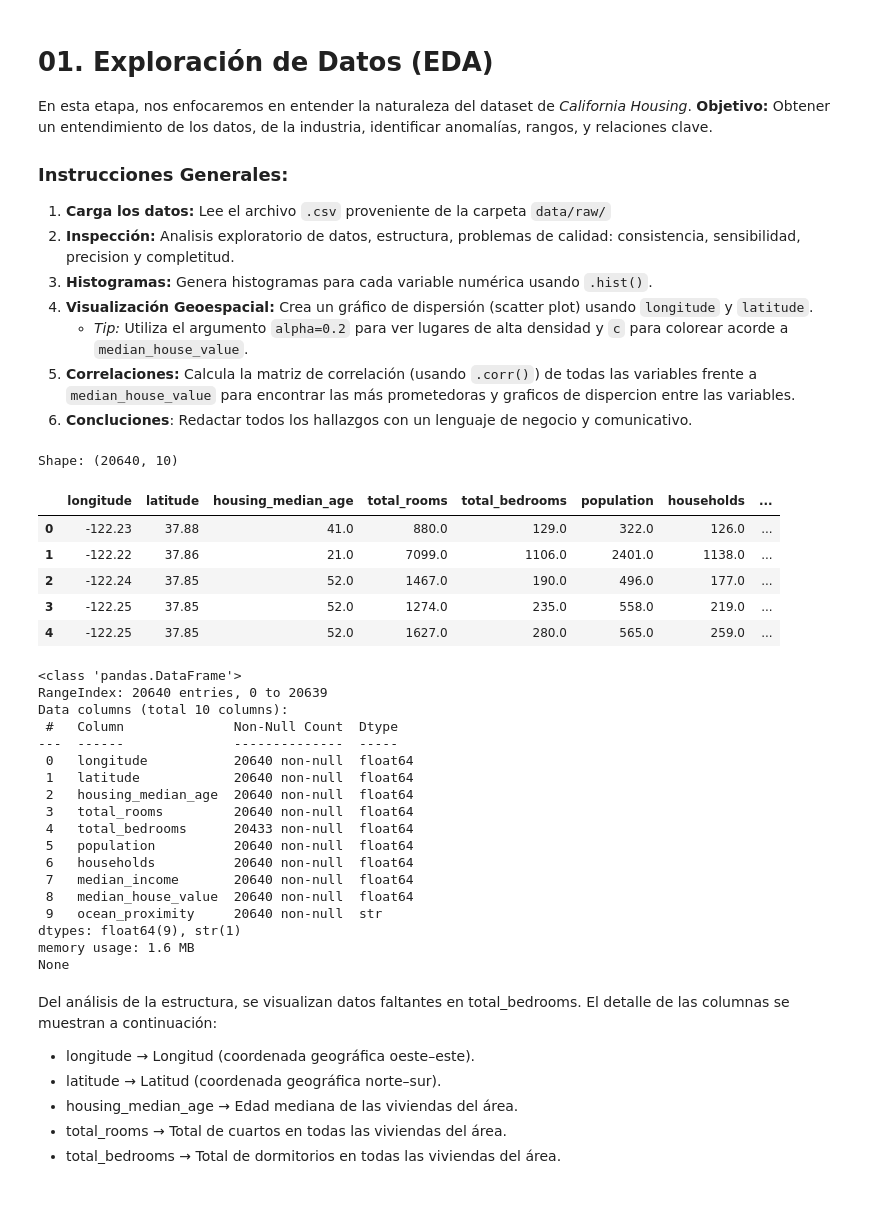
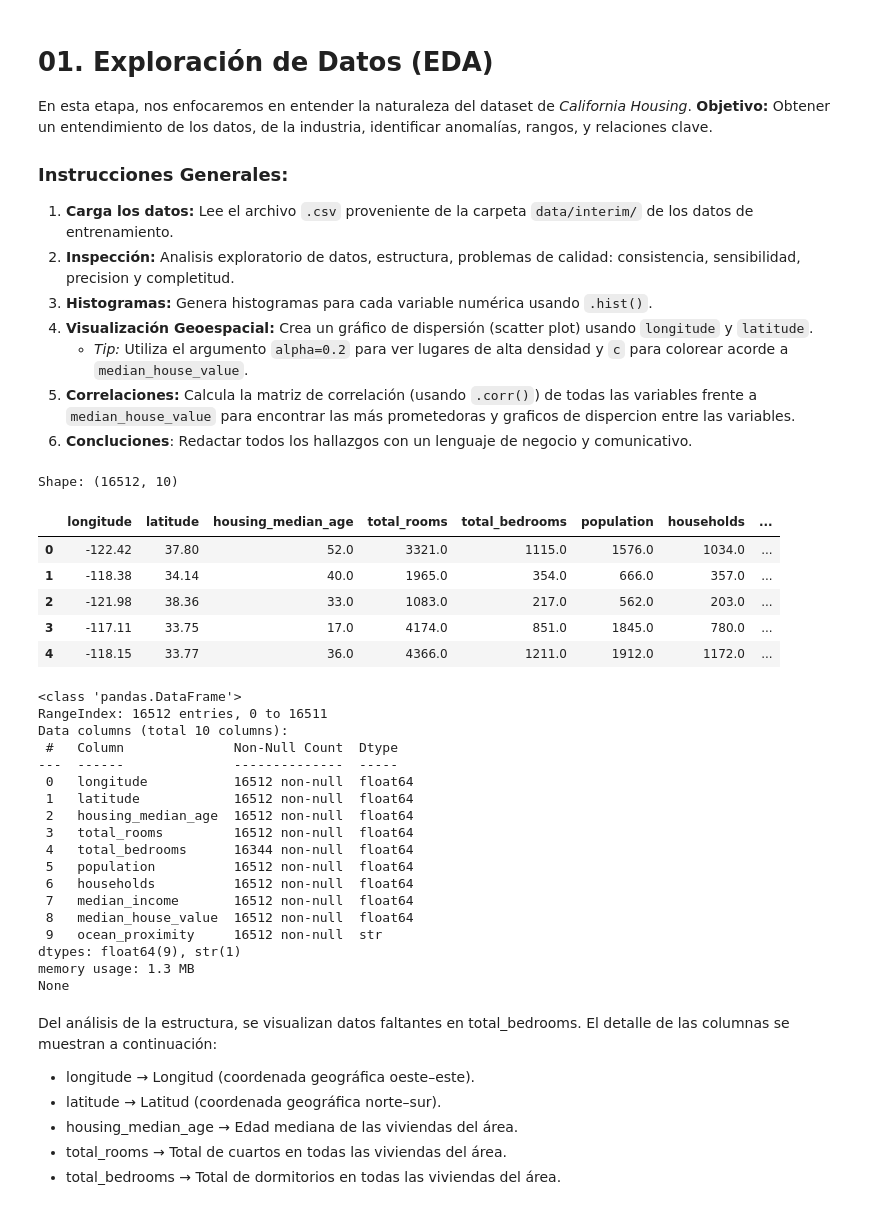
Before and after one commit to anitaharo24-code/proyecto_final_Ana_Haro, a Jupyter notebook: notebooks/01_exploracion.ipynb, the cells around one changed output. Cells and saved outputs as stored; diff of their text form; code cells hidden in the pictures.

```diff
--- a/notebooks/01_exploracion.ipynb
+++ b/notebooks/01_exploracion.ipynb
@@ -5,7 +5,7 @@ En esta etapa, nos enfocaremos en entender la naturaleza del dataset de *Califor
 **Objetivo:** Obtener un entendimiento de los datos, de la industria, identificar anomalías, rangos, y relaciones clave.
 
 ### Instrucciones Generales:
-1. **Carga los datos:** Lee el archivo `.csv` proveniente de la carpeta `data/raw/`
+1. **Carga los datos:** Lee el archivo `.csv` proveniente de la carpeta `data/interim/` de los datos de entrenamiento.
 2. **Inspección:** Analisis exploratorio de datos, estructura, problemas de calidad: consistencia, sensibilidad, precision y completitud.
 3. **Histogramas:** Genera histogramas para cada variable numérica usando `.hist()`.
 4. **Visualización Geoespacial:** Crea un gráfico de dispersión (scatter plot) usando `longitude` y `latitude`.
@@ -20,38 +20,38 @@ import seaborn as sns
 import numpy as np
 # %%
 # 1. Leer el archivo CSV proveniente de la carpeta data/raw/
-df = pd.read_csv("../data/raw/housing/housing.csv")
+df = pd.read_csv("../data/interim/train_set.csv")
 print(f"Shape: {df.shape}")
 df.head()
 # %% [output]
-Shape: (20640, 10)
+Shape: (16512, 10)
 |  | longitude | latitude | housing_median_age | total_rooms | total_bedrooms | population | households | ... |
-| 0 | -122.23 | 37.88 | 41.0 | 880.0 | 129.0 | 322.0 | 126.0 | ... |
-| 1 | -122.22 | 37.86 | 21.0 | 7099.0 | 1106.0 | 2401.0 | 1138.0 | ... |
-| 2 | -122.24 | 37.85 | 52.0 | 1467.0 | 190.0 | 496.0 | 177.0 | ... |
-| 3 | -122.25 | 37.85 | 52.0 | 1274.0 | 235.0 | 558.0 | 219.0 | ... |
-| 4 | -122.25 | 37.85 | 52.0 | 1627.0 | 280.0 | 565.0 | 259.0 | ... |
+| 0 | -122.42 | 37.80 | 52.0 | 3321.0 | 1115.0 | 1576.0 | 1034.0 | ... |
+| 1 | -118.38 | 34.14 | 40.0 | 1965.0 | 354.0 | 666.0 | 357.0 | ... |
+| 2 | -121.98 | 38.36 | 33.0 | 1083.0 | 217.0 | 562.0 | 203.0 | ... |
+| 3 | -117.11 | 33.75 | 17.0 | 4174.0 | 851.0 | 1845.0 | 780.0 | ... |
+| 4 | -118.15 | 33.77 | 36.0 | 4366.0 | 1211.0 | 1912.0 | 1172.0 | ... |
 # %%
 # 2. Analizar la estructura del dataset: tipos de datos, valores faltantes, estadísticas descriptivas.
 print(df.info())
 # %% [output]
 <class 'pandas.DataFrame'>
-RangeIndex: 20640 entries, 0 to 20639
+RangeIndex: 16512 entries, 0 to 16511
 Data columns (total 10 columns):
  #   Column              Non-Null Count  Dtype
 ---  ------              --------------  -----
- 0   longitude           20640 non-null  float64
- 1   latitude            20640 non-null  float64
- 2   housing_median_age  20640 non-null  float64
- 3   total_rooms         20640 non-null  float64
- 4   total_bedrooms      20433 non-null  float64
- 5   population          20640 non-null  float64
- 6   households          20640 non-null  float64
- 7   median_income       20640 non-null  float64
- 8   median_house_value  20640 non-null  float64
- 9   ocean_proximity     20640 non-null  str
+ 0   longitude           16512 non-null  float64
+ 1   latitude            16512 non-null  float64
+ 2   housing_median_age  16512 non-null  float64
+ 3   total_rooms         16512 non-null  float64
+ 4   total_bedrooms      16344 non-null  float64
+ 5   population          16512 non-null  float64
+ 6   households          16512 non-null  float64
+ 7   median_income       16512 non-null  float64
+ 8   median_house_value  16512 non-null  float64
+ 9   ocean_proximity     16512 non-null  str
 dtypes: float64(9), str(1)
-memory usage: 1.6 MB
+memory usage: 1.3 MB
 None
 # %% [markdown]
 Del análisis de la estructura, se visualizan datos faltantes en total_bedrooms.
```
Also changed, not shown: parts of 13 cells of this notebook.
